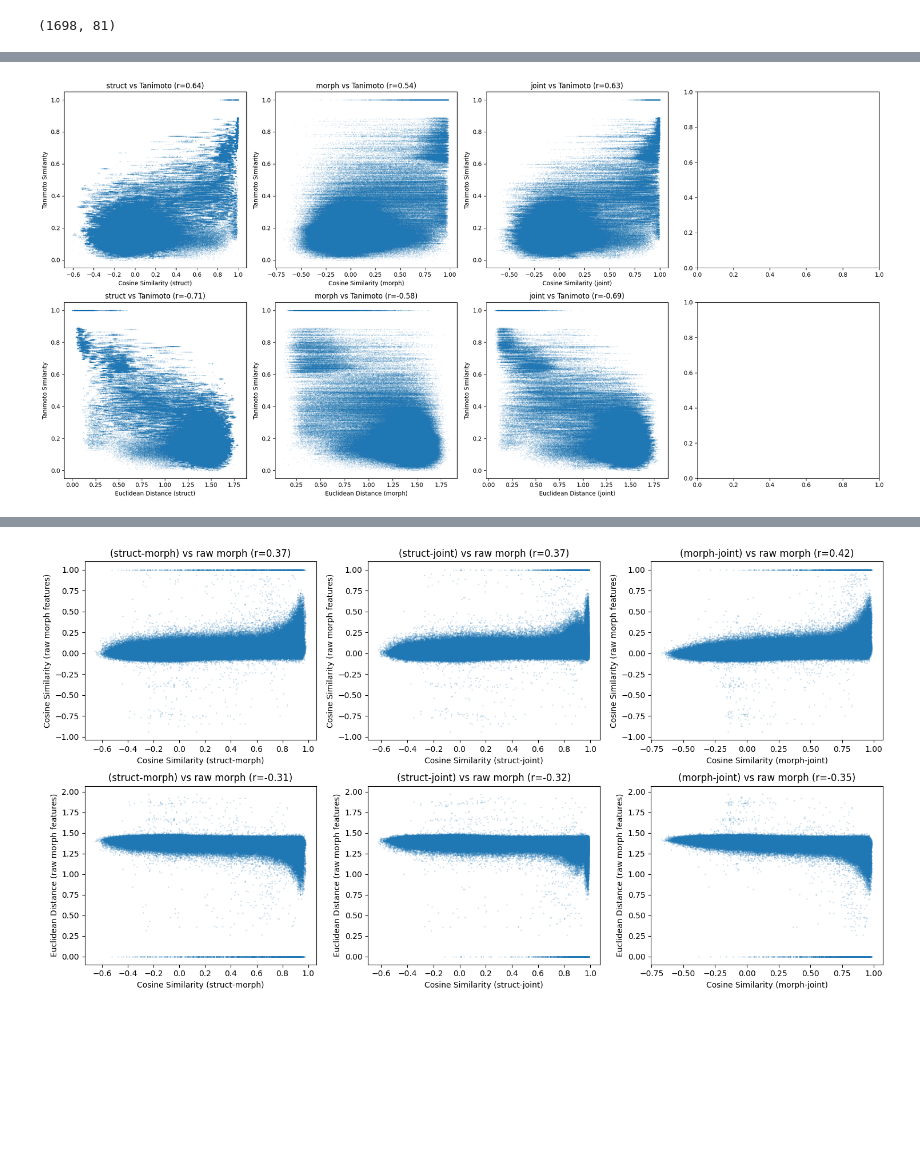
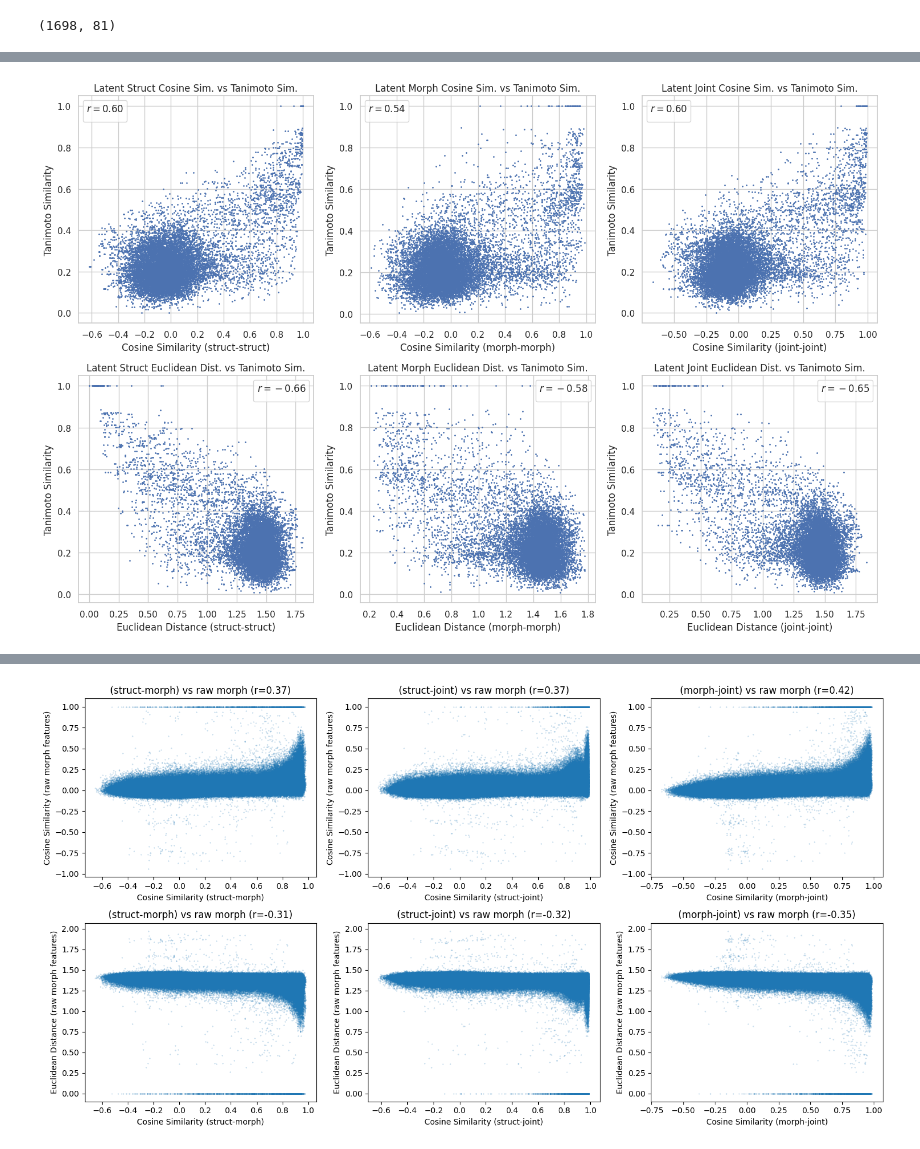
Before and after one commit to TheMatrixMaster/mmc-gene, a Jupyter notebook: multimodal_contrastive/analysis/evaluate_mmc_models.ipynb, the cells around one changed output, grey strips where cells are left out. Cells and saved outputs as stored; diff of their text form; code cells hidden in the pictures; blank space fills up the shorter version.

```diff
--- a/multimodal_contrastive/analysis/evaluate_mmc_models.ipynb
+++ b/multimodal_contrastive/analysis/evaluate_mmc_models.ipynb
@@ -14,6 +15,8 @@ from pytorch_lightning import (
 
 from utils import *
 from multimodal_contrastive.utils import utils
+# %%
+sns.set_theme(style="whitegrid")
 # %%
 # register custom resolvers if not already registered
 OmegaConf.register_new_resolver("sum", lambda input_list: np.sum(input_list), replace=True)
@@ -78,7 +74,8 @@ for idx in range(n_samples):
 # Load model from checkpoint
 # ckpt_path = "/home/mila/s/stephen.lu/gfn_gene/res/mmc/morph_struct.ckpt"
 # ckpt_path = "/home/mila/s/stephen.lu/scratch/mmc/omics-guided-gfn/05tjweok/checkpoints/epoch=22-step=2438.ckpt"
-ckpt_path = "/home/mila/s/stephen.lu/gfn_gene/res/mmc/morph_struct_90_step_val_loss.ckpt"
+# ckpt_path = "/home/mila/s/stephen.lu/gfn_gene/res/mmc/morph_struct_90_step_val_loss.ckpt"
+ckpt_path = "/home/mila/s/stephen.lu/gfn_gene/res/mmc/models/epoch=68-step=7314.ckpt"
 model: LightningModule = utils.instantiate_model(cfg)
 model = model.load_from_checkpoint(ckpt_path, map_location=device)
 model = model.eval()
@@ -122,7 +119,7 @@ p_representations["morph"].shape
 (1698, 1024)
 # %%
 # Use rdkit to get Morgan fingerprints for each molecule in mols
-mol_fps = get_molecular_fingerprints(p_mols, fp_type="morgan", radius=3, nbits=2048)
+mol_fps = get_molecular_fingerprints(p_mols, fp_type="morgan", nbits=2048)
 tanimoto_sim = get_molecular_similarity(mol_fps, "tanimoto")
 # %%
 # Get the raw domain data (gene expression & cell profiler features) from the dataloader
@@ -157,7 +154,7 @@ filtered_ge.shape
 mods_x = ['struct', 'morph', 'joint']
 mods_y = tanimoto_sim
 
-fig, ax = plt.subplots(2, 4, figsize=(20, 10))
+fig, ax = plt.subplots(2, 3, figsize=(15, 10))
 
 for idx, mod_x in enumerate(mods_x):
     x = get_pairwise_similarity(
@@ -167,11 +164,17 @@ for idx, mod_x in enumerate(mods_x):
     )
     x, y = get_values_from_dist_mat(x, mods_y, keep_diag=False)
     corr = np.corrcoef(x, y)
+    mod_x_label = mod_x.capitalize()
 
-    ax[0, idx].scatter(x, y, alpha=0.1, s=.5)
-    ax[0, idx].set_xlabel(f"Cosine Similarity ({mod_x})")
+    # Sample a subset of the data for visualization
+    rnd_idx = np.random.choice(len(x), 15000, replace=False)
+    x, y = x[rnd_idx], y[rnd_idx]
+
+    ax[0, idx].scatter(x, y, alpha=1, s=1)
+    ax[0, idx].set_xlabel(f"Cosine Similarity ({mod_x}-{mod_x})")
     ax[0, idx].set_ylabel("Tanimoto Similarity")
-    ax[0, idx].set_title(f"{mod_x} vs Tanimoto (r={corr[0, 1]:.2f})")
+    ax[0, idx].set_title(f"Latent {mod_x_label} Cosine Sim. vs Tanimoto Sim.")
+    ax[0, idx].legend(title=f"$r={corr[0, 1]:.2f}$", loc="upper left")
 
 for idx, mod_x in enumerate(mods_x):
     x = get_pairwise_similarity(
@@ -181,13 +184,19 @@ for idx, mod_x in enumerate(mods_x):
     )
     x, y = get_values_from_dist_mat(x, mods_y, keep_diag=False)
     corr = np.corrcoef(x, y)
+    mod_x_label = mod_x.capitalize()
 
-    ax[1, idx].scatter(x, y, alpha=0.1, s=.5)
-    ax[1, idx].set_xlabel(f"Euclidean Distance ({mod_x})")
+    # Sample a subset of the data for visualization
+    rnd_idx = np.random.choice(len(x), 15000, replace=False)
+    x, y = x[rnd_idx], y[rnd_idx]
+
+    ax[1, idx].scatter(x, y, alpha=1, s=1)
+    ax[1, idx].set_xlabel(f"Euclidean Distance ({mod_x}-{mod_x})")
     ax[1, idx].set_ylabel("Tanimoto Similarity")
-    ax[1, idx].set_title(f"{mod_x} vs Tanimoto (r={corr[0, 1]:.2f})")
+    ax[1, idx].set_title(f"Latent {mod_x_label} Euclidean Dist. vs Tanimoto Sim.")
+    ax[1, idx].legend(title=f"$r={corr[0, 1]:.2f}$", loc="upper right")
 
 plt.tight_layout()
-plt.savefig("single_modality_vs_tanimoto.png")
+plt.savefig("single_modality_vs_tanimoto.pdf", dpi=300, format="pdf")
 plt.show()
 # %% [output]
@@ -194,4 +209,4 @@ plt.show()
-[figure, old version]
+[figure, new version]
 # %%
 # plotting different modalities of the same samples against each other
 mods = ['struct', 'morph', 'joint']
```
Also changed, not shown: parts of 8 cells of this notebook, 4 other files.
